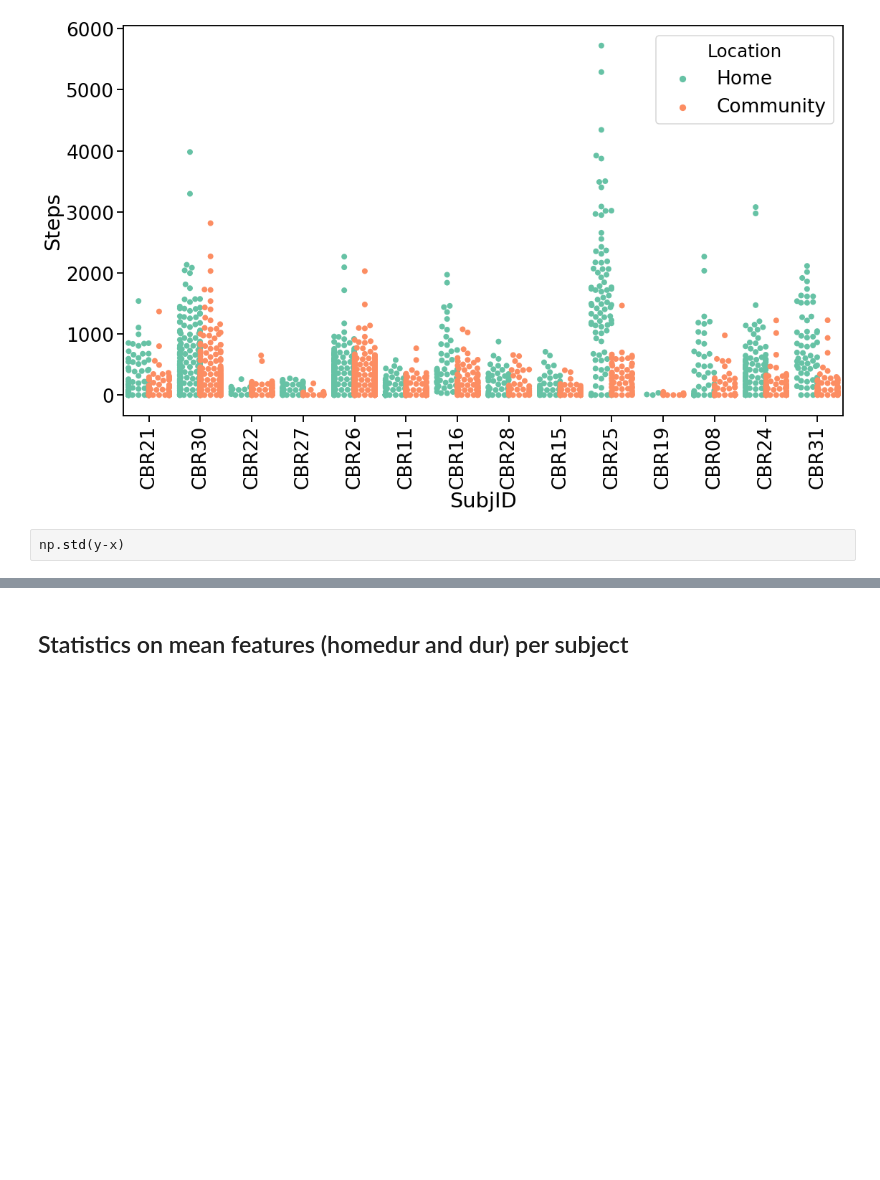
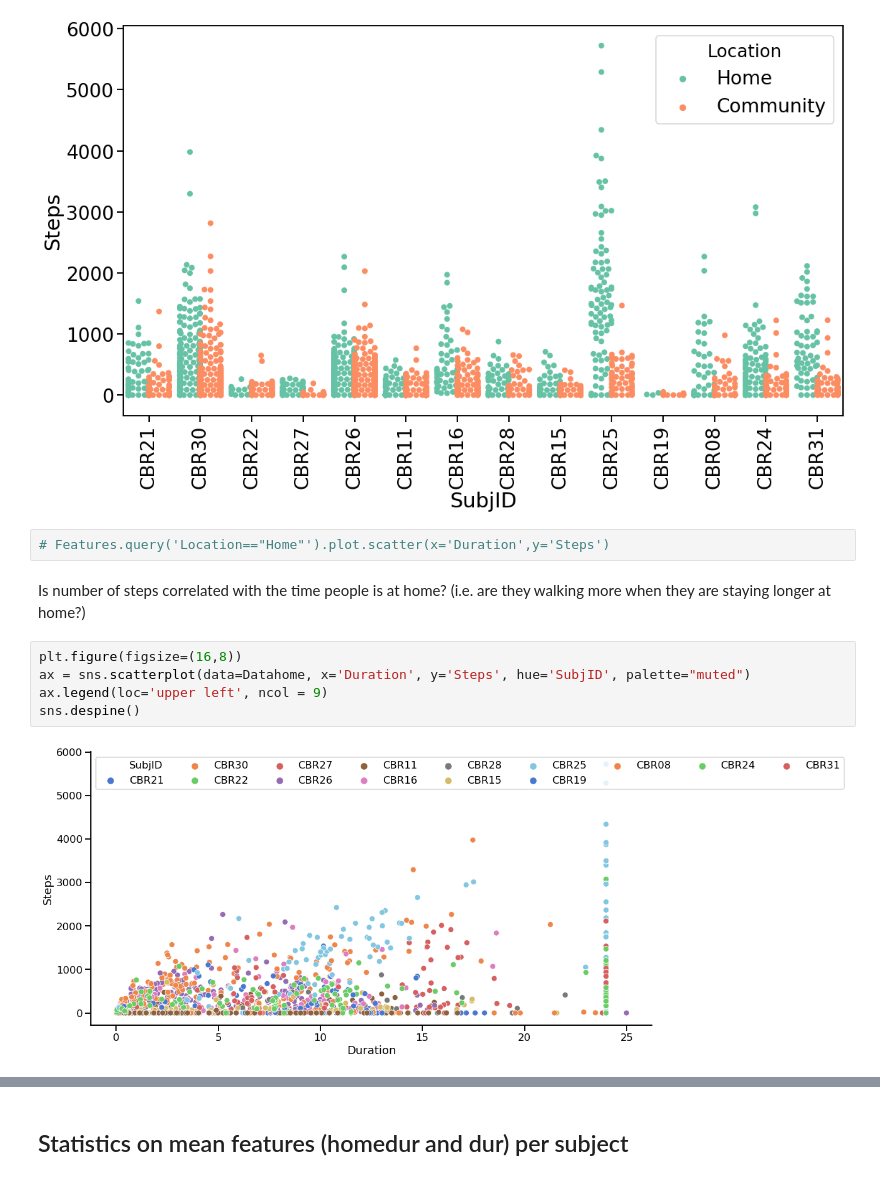
Before and after one commit to Luke3D/CbrAnalysis, a Jupyter notebook: PaperAnalysis.ipynb, the cells around one changed output, grey strips where cells are left out. Drawn from its saved outputs; the diff is of its cells as text; blank space fills up the shorter version.

```diff
--- a/PaperAnalysis.ipynb
+++ b/PaperAnalysis.ipynb
@@ -356,5 +366,14 @@ plt.xticks(rotation=90)
 (array([ 0,  1,  2,  3,  4,  5,  6,  7,  8,  9, 10, 11, 12, 13]),
  <a list of 14 Text xticklabel objects>)
 [figure]
-# %%
-np.std(y-x)
+# %%
+# Features.query('Location=="Home"').plot.scatter(x='Duration',y='Steps')
+# %% [markdown]
+Is number of steps correlated with the time people is at home? (i.e. are they walking more when they are staying longer at home?)
+# %%
+plt.figure(figsize=(16,8))
+ax = sns.scatterplot(data=Datahome, x='Duration', y='Steps', hue='SubjID', palette="muted")
+ax.legend(loc='upper left', ncol = 9)
+sns.despine()
+# %% [output]
+[figure, added]
```
Also changed, not shown: parts of 7 cells of this notebook.
